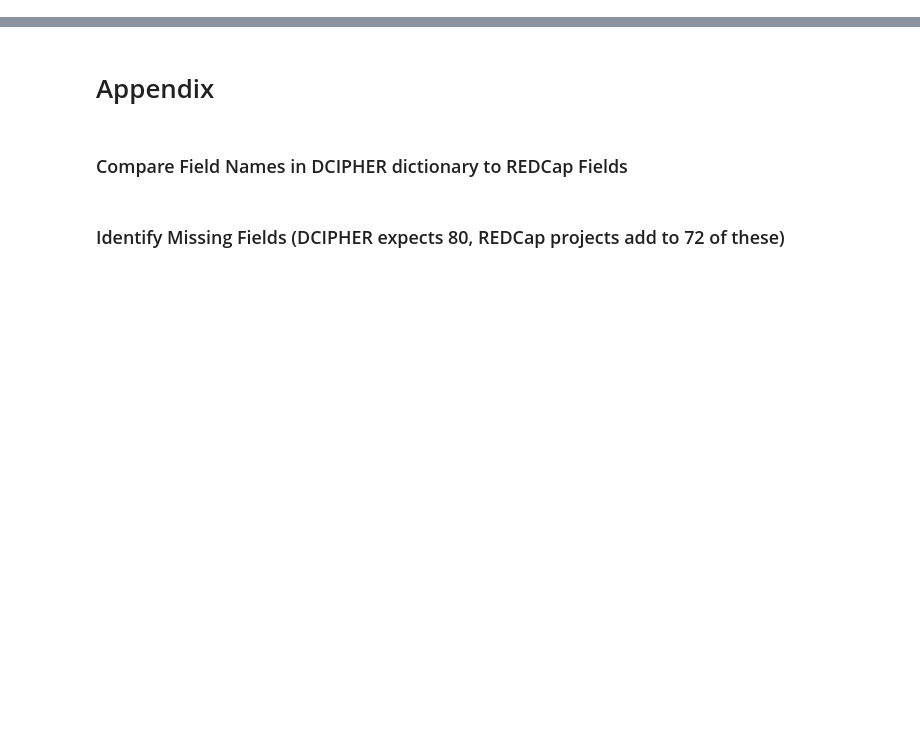
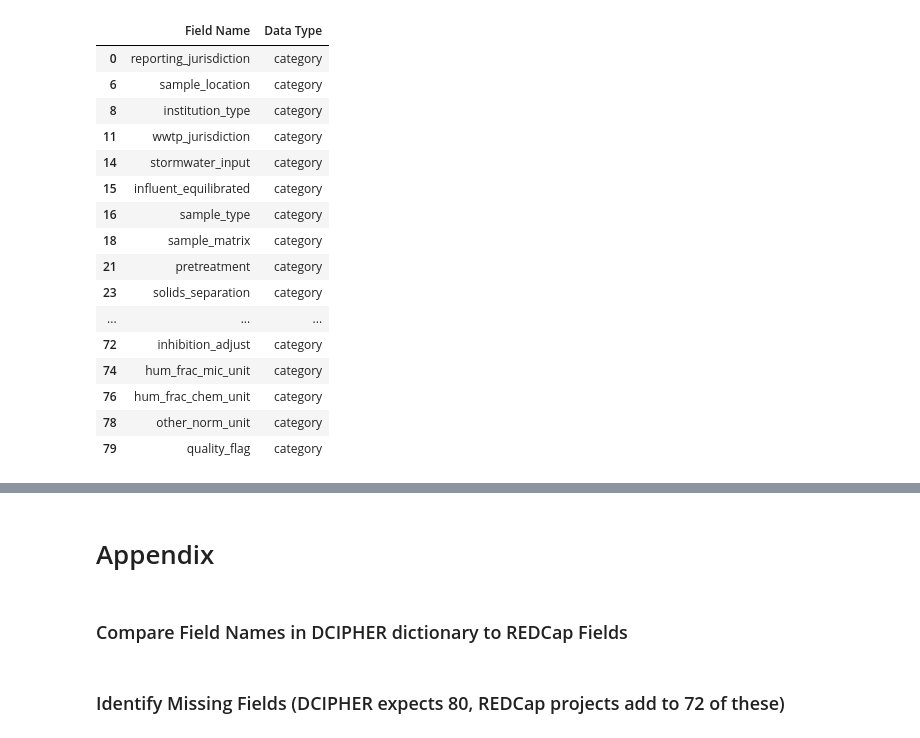
Before and after one commit to DOH-AXG5303/wastewater_covid_surveillance, a Jupyter notebook: DCIPHER_transform.ipynb, the cells around one changed output, grey strips where cells are left out. Drawn from its saved outputs; the diff is of its cells as text; code cells hidden in the pictures; blank space fills up the shorter version.

```diff
--- a/DCIPHER_transform.ipynb
+++ b/DCIPHER_transform.ipynb
@@ -218,0 +368,19 @@ df.to_csv("DCIPHER_upload_sample.csv", index = False)
+# %%
+import pandas as pd
+
+df_map = pd.read_excel("NWSS Data Dictionary_v2_0_3_20210621.xlsx", sheet_name="Metadata", header = 0)
+
+remove = ["Reporter",
+         "Collection Site",
+          "WWTP",
+          "Collection Method",
+          "Processing Method",
+          "SARSCoV2 Quantification Method",
+          "Sample",
+          "SARSCoV2 Quantification Results",
+          ]
+
+df_map = df_map[~df_map["Field Name"].isin(remove)] #rows in excel used for separate categories, remove
+df_map = df_map.dropna(how = "all").reset_index(drop = True) # drop blank rows
+
+print(f" DCIPHER data map/dictionary contains: {df_map.shape[0]} fields")
@@ -218,0 +389,3 @@ df.to_csv("DCIPHER_upload_sample.csv", index = False)
+# %%
+df_map_01 = df_map.iloc[:,0:2].copy()
+df_map_01.groupby("Data Type")["Field Name"].count()
@@ -218,0 +406,20 @@ df.to_csv("DCIPHER_upload_sample.csv", index = False)
+# %%
+df_map_01[df_map_01["Data Type"] == "category"]
+# %% [output]
+|  | Field Name | Data Type |
+| 0 | reporting_jurisdiction | category |
+| 6 | sample_location | category |
+| 8 | institution_type | category |
+| 11 | wwtp_jurisdiction | category |
+| 14 | stormwater_input | category |
+| 15 | influent_equilibrated | category |
+| 16 | sample_type | category |
+| 18 | sample_matrix | category |
+| 21 | pretreatment | category |
+| 23 | solids_separation | category |
+| ... | ... | ... |
+| 72 | inhibition_adjust | category |
+| 74 | hum_frac_mic_unit | category |
+| 76 | hum_frac_chem_unit | category |
+| 78 | other_norm_unit | category |
+| 79 | quality_flag | category |
```
Also changed, not shown: parts of 28 cells of this notebook.
